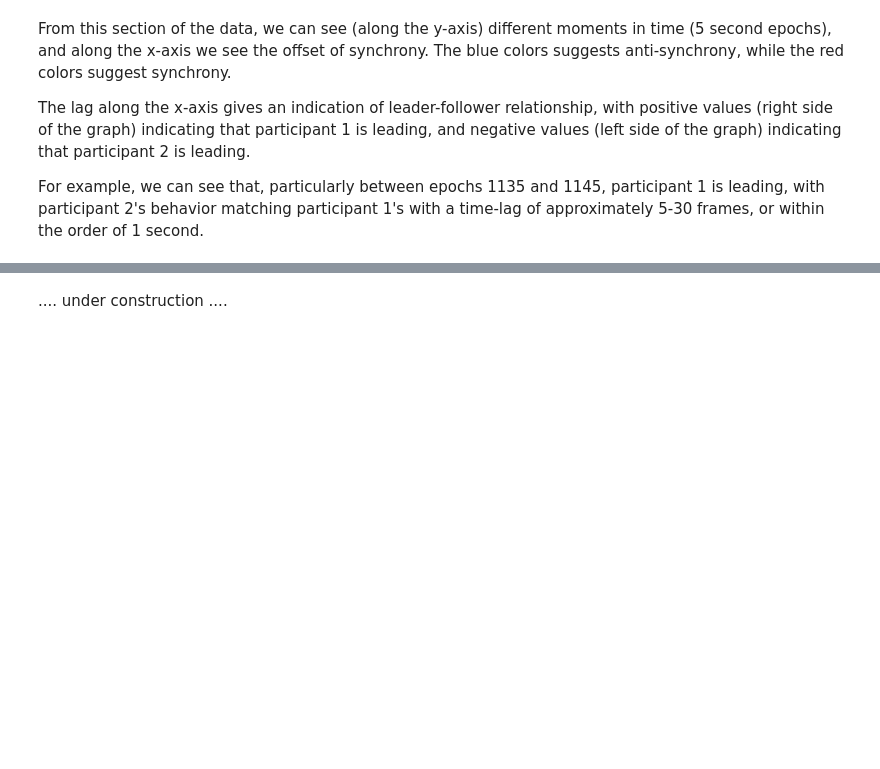
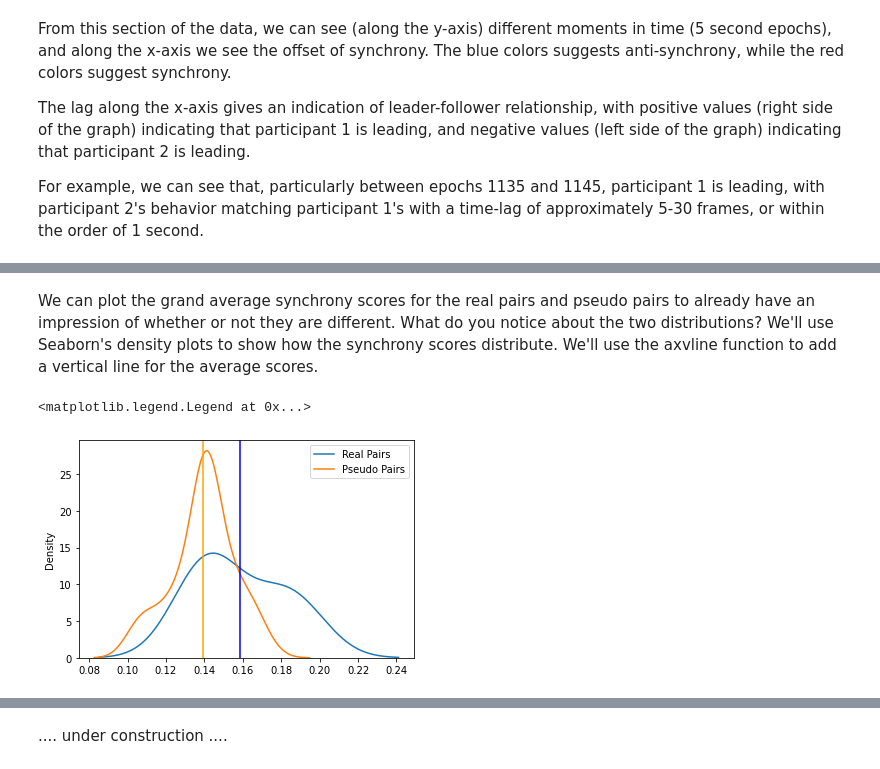
Before and after one commit to jptrujillo/interpersonal_synchrony, a Jupyter notebook: interpersonal_synchrony.ipynb, the cells around one changed output, grey strips where cells are left out. Saved outputs shown, nothing was run; the diff lists cells and outputs as text; code cells hidden in the pictures; blank space fills up the shorter version.

```diff
--- a/interpersonal_synchrony.ipynb
+++ b/interpersonal_synchrony.ipynb
@@ -380,0 +570,35 @@ While cross-correlation analysis can be insightful, and does allow for testing s
+# %%
+pseudo_mags = []
+
+index = 0
+while index < 10:
+
+    pseudo_dataset_body = full_dataset_body.copy()
+    keys =  list(pseudo_dataset_body.keys())
+    random.shuffle(keys)
+    #pseudo_dataset_body = [(key, pseudo_dataset_body[key]) for key in keys]
+
+    real_pair_present = check_pairing(keys)
+    if not real_pair_present:
+        print("working on set " +  str(index) + "\t")
+        pseudo_dataset_body = [(keys[idx], pseudo_dataset_body[key]) for idx,key in enumerate(keys)]
+
+        pseudo_rss_set = []
+
+        #p_keys = list(pseudo_dataset_body.keys())
+        key_index = 0
+        pseudo_pair_index = 0
+
+        while key_index < len(pseudo_dataset_body):
+            pseudo_rss_set.append(calc_synchrony(pseudo_dataset_body[key_index][1:][0],pseudo_dataset_body[key_index+1][1:][0]))
+            # Fisher's transform, with shift to absolute
+            pseudo_rss_set[pseudo_pair_index] = np.abs(np.arctanh(pseudo_rss_set[pseudo_pair_index]))
+            # summarize for each column (time lag)
+            pseudo_rss_set[pseudo_pair_index] = np.nanmean(pseudo_rss_set[pseudo_pair_index], axis=0)
+            # remove missing values
+            pseudo_rss_set[pseudo_pair_index] =  [np.nan if val == np.inf else val for val in pseudo_rss_set[pseudo_pair_index]]
+            # progress counters
+            key_index += 2
+            pseudo_pair_index += 1
+        index +=1
+        [pseudo_mags.append(np.nanmean(pair)) for pair in pseudo_rss_set]
@@ -380,0 +616,12 @@ While cross-correlation analysis can be insightful, and does allow for testing s
+# %% [markdown]
+We can plot the grand average synchrony scores for the real pairs and pseudo pairs to already have an impression of whether or not they are different. What do you notice about the two distributions?
+We'll use Seaborn's density plots to show how the synchrony scores distribute. We'll use the axvline function to add a vertical line for the average scores.
+# %%
+sns.kdeplot(real_mags, label="Real Pairs")
+sns.kdeplot(pseudo_mags, label="Pseudo Pairs")
+plt.axvline(x=np.mean(real_mags), color="blue")
+plt.axvline(x=np.mean(pseudo_mags), color="orange")
+plt.legend()
+# %% [output]
+<matplotlib.legend.Legend at 0x...>
+[figure, added]
```
Also changed, not shown: parts of 39 cells of this notebook, 2 other files.
